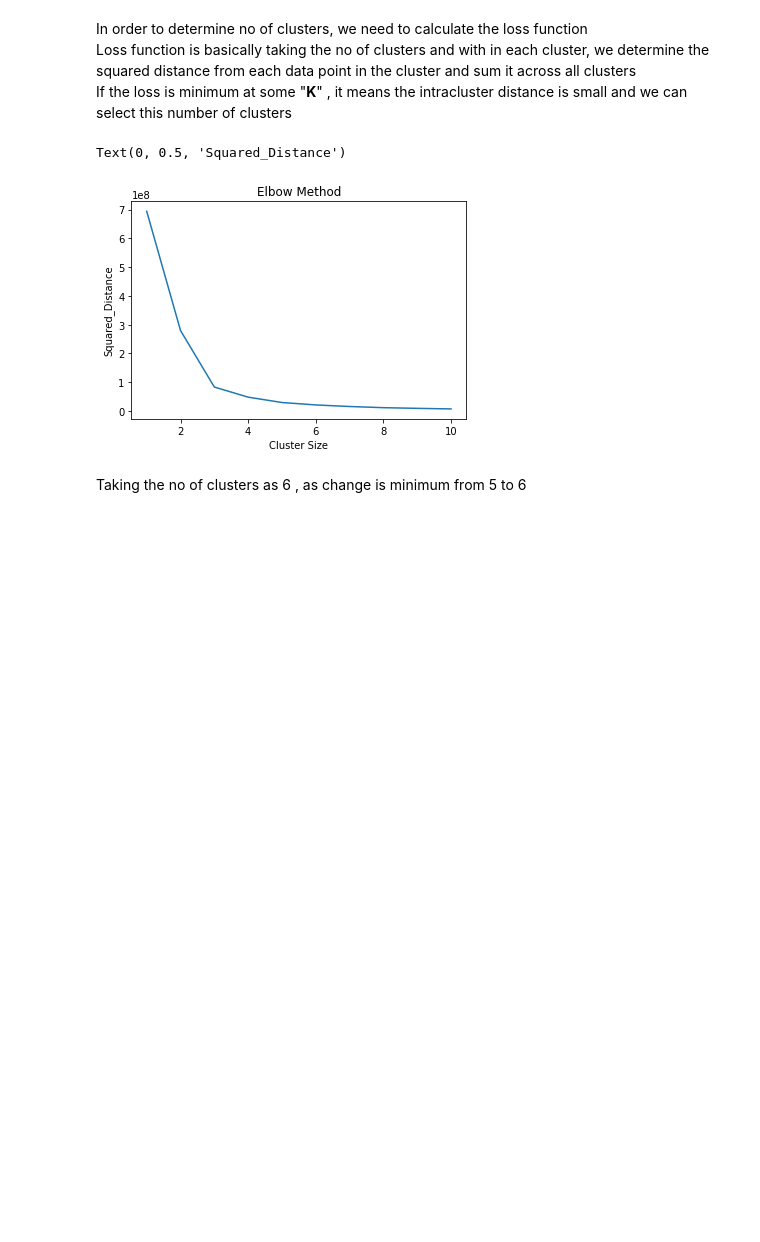
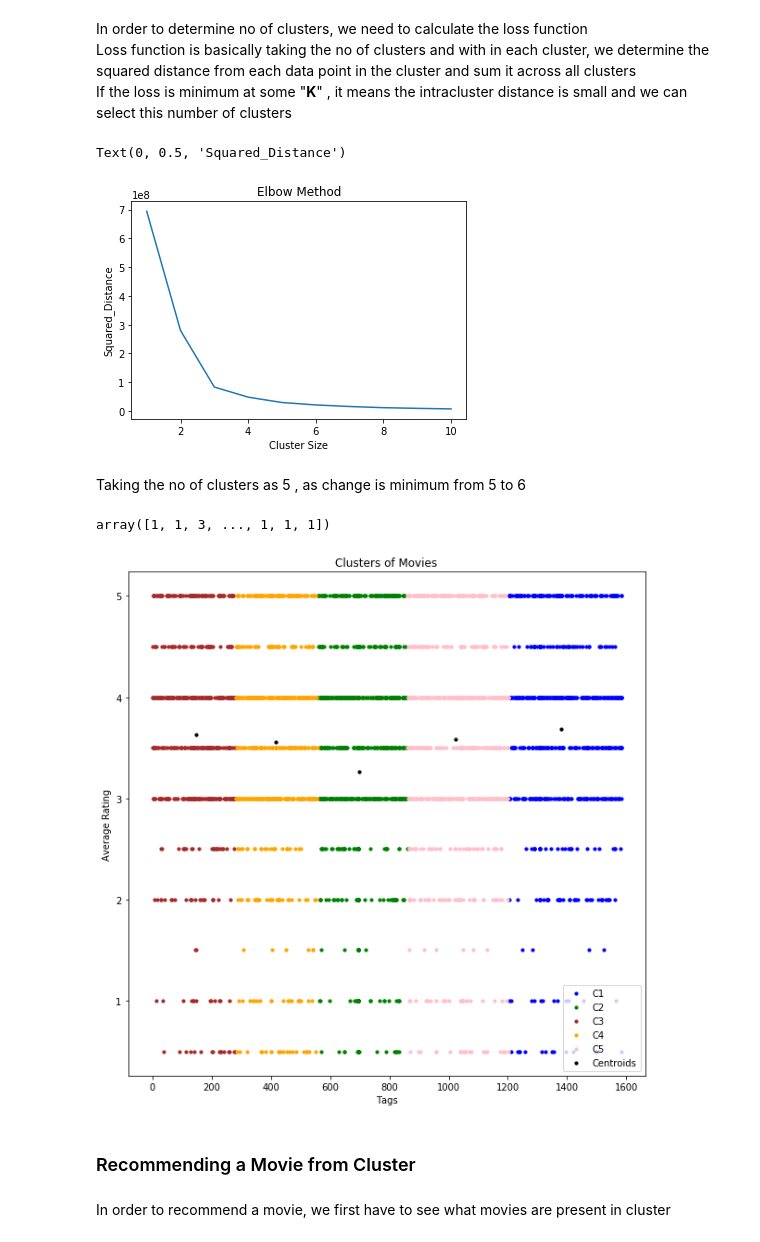
Before and after one commit to Manudeep-git/Weekend_Movie_Trip, a Jupyter notebook: Weekend Movie Trip.ipynb, the cells around one changed output. Cells and saved outputs as stored; diff of their text form; code cells hidden in the pictures; blank space fills up the shorter version.

Commit message:
Added Clustering

```diff
--- a/Weekend Movie Trip.ipynb
+++ b/Weekend Movie Trip.ipynb
@@ -327,8 +327,8 @@ We also observe that movieId is not least correlated with any other feature
 # %% [markdown]
 ## Clustering the data
 # %%
-#storig the features in "X"
-X= scale(df1_movie_tags_ratings[['tag','average_rating']])
-Y= df1_movie_tags_ratings[['tag','average_rating']]
-X[0:10]
+#storig the features in "S"
+#X= scale(df1_movie_tags_ratings[['tag','average_rating']])
+S= df1_movie_tags_ratings[['tag','average_rating']].values
+S[0:10]
 # %% [output]
@@ -352,7 +352,7 @@ from sklearn.cluster import KMeans
 squared_distance=[]
 for i in range (1,11):
     kmeans = KMeans(n_clusters = i, init = 'k-means++', max_iter =300, n_init = 10, random_state = 0)
-    kmeans.fit(Y)
+    kmeans.fit(S)
     squared_distance.append(kmeans.inertia_)
 # %%
 plt.plot(range(1,11),squared_distance)
@@ -363,4 +363,36 @@ plt.ylabel('Squared_Distance')
 Text(0, 0.5, 'Squared_Distance')
 [figure]
 # %% [markdown]
-Taking the no of clusters as 6 , as change is minimum from 5 to 6
+Taking the no of clusters as 5 , as change is minimum from 5 to 6
+# %%
+clustering= KMeans(n_clusters=5,init='k-means++',max_iter=300,n_init=10,random_state=0)
+Y= clustering.fit_predict(S)
+# %%
+Y
+# %% [output]
+array([1, 1, 3, ..., 1, 1, 1])
+# %%
+#color_theme=np.array(['blue','green','brown','orange','pink'])
+#labels=np.array(['C1','C2','C3','C4','C5'])
+plt.figure(figsize=(10,10))
+plt.scatter(S[Y == 0, 0], S[Y == 0,1],s = 10, c='blue', label = 'C1')
+
+plt.scatter(S[Y == 1, 0], S[Y == 1,1],s = 10, c='green', label = 'C2')
+
+plt.scatter(S[Y == 2, 0], S[Y == 2,1],s = 10, c='brown', label = 'C3')
+
+plt.scatter(S[Y == 3, 0], S[Y == 3,1],s = 10, c='orange', label = 'C4')
+
+plt.scatter(S[Y == 4, 0], S[Y == 4,1],s = 10, c='pink', label = 'C5')
+plt.scatter(clustering.cluster_centers_[:,0], clustering.cluster_centers_[:,1], s = 10, c = 'black', label = 'Centroids')
+plt.title('Clusters of Movies')
+plt.xlabel('Tags')
+plt.ylabel('Average Rating')
+plt.legend()
+plt.show()
+# %% [output]
+[figure, added]
+# %% [markdown]
+### Recommending a Movie from Cluster
+# %% [markdown]
+In order to recommend a movie, we first have to see what movies are present in cluster
```
Also changed, not shown: parts of 4 cells of this notebook.
